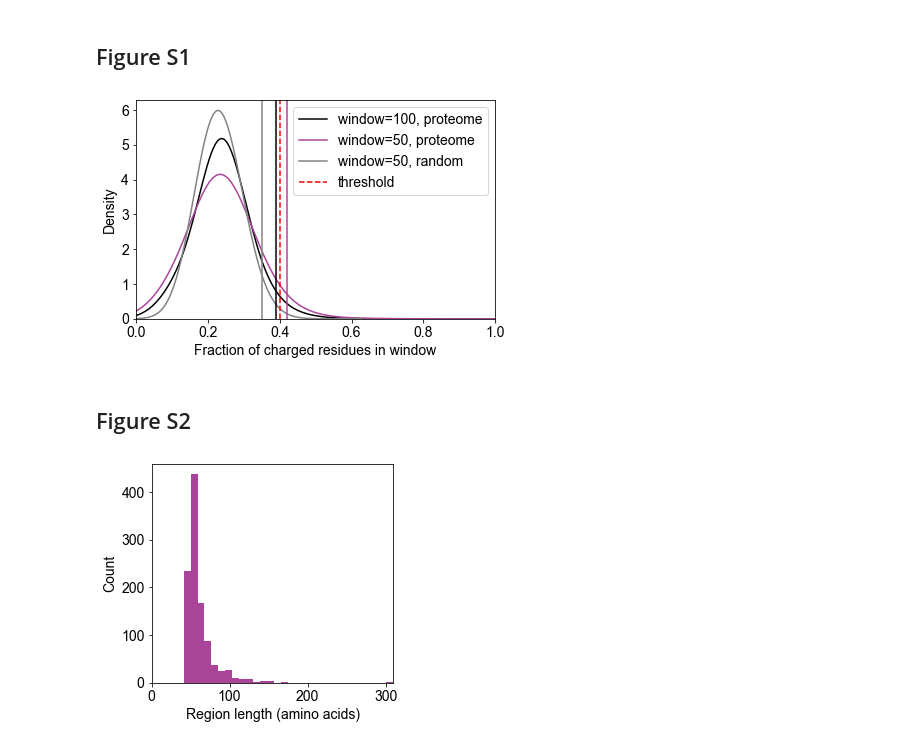
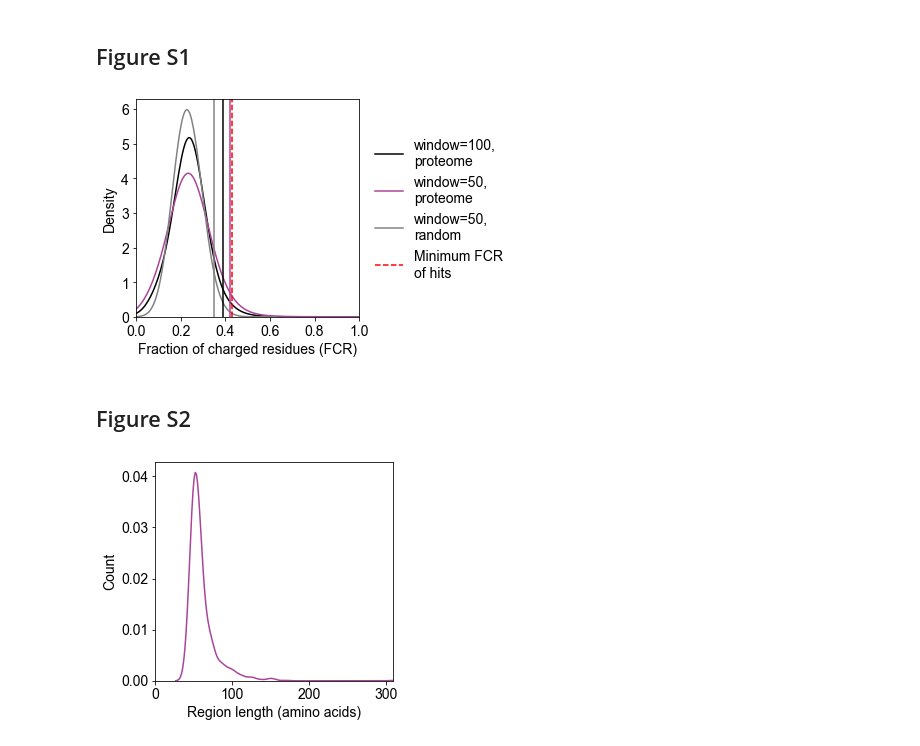
Before and after one commit to rosalindpan/hcrpaper, a Jupyter notebook: figures/FigureS1.ipynb, the cells around one changed output. Saved outputs shown, nothing was run; the diff lists cells and outputs as text; code cells hidden in the pictures.

Commit message:
figure S1

```diff
--- a/figures/FigureS1.ipynb
+++ b/figures/FigureS1.ipynb
@@ -32,7 +32,7 @@ seed = 212121
 # Import proteome data
 scerprot = []
 #for record in SeqIO.parse("../data/orf_trans_all_R64-2-1_20150113.fasta", "fasta"):
-for record in SeqIO.parse("../../data/ref_proteomes/Saccharomyces_cerevisiae.fasta", "fasta"):
+for record in SeqIO.parse("../data/ref_proteomes/Saccharomyces_cerevisiae.fasta", "fasta"):
     scerprot.append(record)
 # %% [markdown]
 ### Data
@@ -58,7 +58,7 @@ fc50_2sigma
 # %% [output]
 0.42130804856614906
 # %%
-df = pd.read_csv('../../data/charged_regions/cr_trimmed_raw.csv',
+df = pd.read_csv('../data/charged_regions/cr_trimmed_raw.csv',
                 comment="#")
 # %%
 (np.min(df['frac.charge']) - fc50_mean) / fc50_sigma
@@ -190,28 +183,27 @@ fcnull50_2sigma
 # %% [markdown]
 ## Figure S1
 # %%
-plt.figure(figsize=(6,4))
+fig, ax = plt.subplots(figsize=(4,4))
 
-sns.kdeplot(scer_fclist100, bw_method=0.5, color = 'black', label = "window=100, proteome")
-sns.kdeplot(scer_fclist50, bw_method=0.5, color = cscheme["cr"], label = "window=50, proteome")
-sns.kdeplot(scernull_fclist, bw_method=0.5, color=cscheme["dis"], label = "window=50, random")
+sns.kdeplot(scer_fclist100, bw_method=0.5, color = 'black', label = "window=100,\nproteome")
+sns.kdeplot(scer_fclist50, bw_method=0.5, color = cscheme["cr"], label = "window=50,\nproteome")
+sns.kdeplot(scernull_fclist, bw_method=0.5, color=cscheme["dis"], label = "window=50,\nrandom")
 
-plt.axvline(x=fc100_2sigma, ymin=0, ymax=100000, color = "black")
-plt.axvline(x=fc50_2sigma, ymin=0, ymax=100000, color=cscheme["cr"])
-plt.axvline(x=fcnull50_2sigma, ymin=0, ymax=100000, color = cscheme["dis"])
+ax.axvline(x=fc100_2sigma, ymin=0, ymax=100000, color = "black")
+ax.axvline(x=fc50_2sigma, ymin=0, ymax=100000, color=cscheme["cr"])
+ax.axvline(x=fcnull50_2sigma, ymin=0, ymax=100000, color = cscheme["dis"])
+ax.axvline(x=np.min(df['frac.charge']), ymin=0, ymax=100000, color = "red", ls='--', label="Minimum FCR\nof hits")
 
-plt.axvline(x=0.4, ymin=0, ymax=100000, color = "red", ls='--', label="threshold")
+ax.set_xlabel('Fraction of charged residues (FCR)')
+ax.set_xlim((0,1))
+ax.set_ylabel('Density')
+plt.legend(bbox_to_anchor=(1.7, 0.88), frameon=False)
 
-plt.xlabel('Fraction of charged residues in window')
-plt.xlim((0,1))
-plt.ylabel('Density')
-plt.legend()
-
-plt.tight_layout()
-#plt.savefig('./plots/Figure3.5A.png', dpi=300)
+#plt.tight_layout()
+plt.savefig('./plots/FigureS1A.png', dpi=300, bbox_inches='tight')
 plt.show()
 # %% [output]
-[figure, old version]
+[figure, new version]
 # %% [markdown]
 ## Figure S2
 # %%
@@ -219,12 +211,12 @@ charged_hits = pd.read_table("../data/charged_regions/cr_raw.csv",
                            sep = ',', skiprows = 0, comment='#')
 # %%
 plt.figure(figsize=(4.5,4))
-plt.hist(charged_hits["region.len"], bins=30, color=cscheme["cr"])
+sns.kdeplot(charged_hits["region.len"], color=cscheme["cr"])
 plt.xlim((0,310))
 plt.xlabel("Region length (amino acids)")
 plt.ylabel("Count")
 plt.tight_layout()
-plt.savefig('./plots/Figure3.5B.png', dpi=300)
+plt.savefig('./plots/FigureS1C.png', dpi=300)
 plt.show()
 # %% [output]
-[figure, old version]
+[figure, new version]
```
Also changed, not shown: parts of 9 cells of this notebook, 6 other files.
